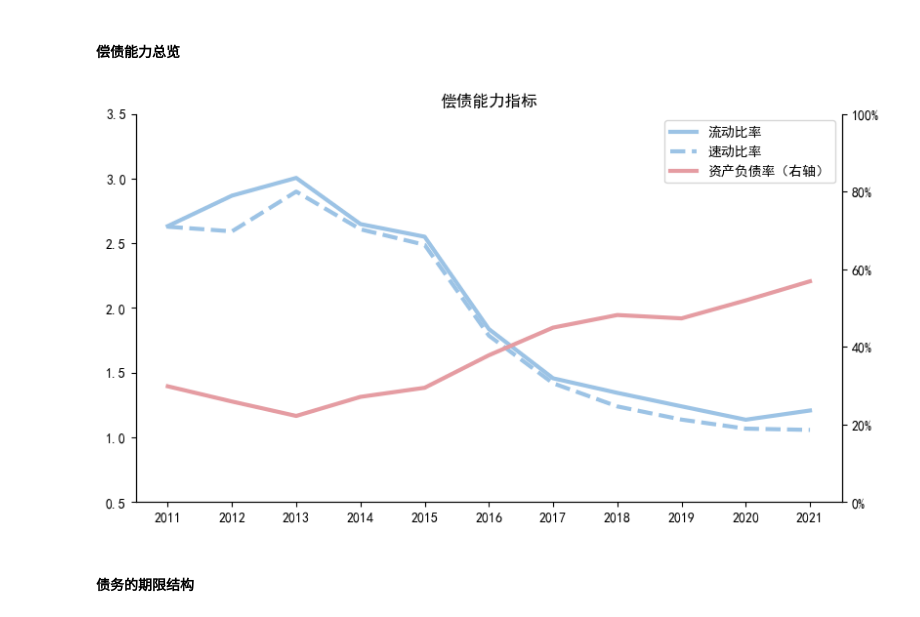
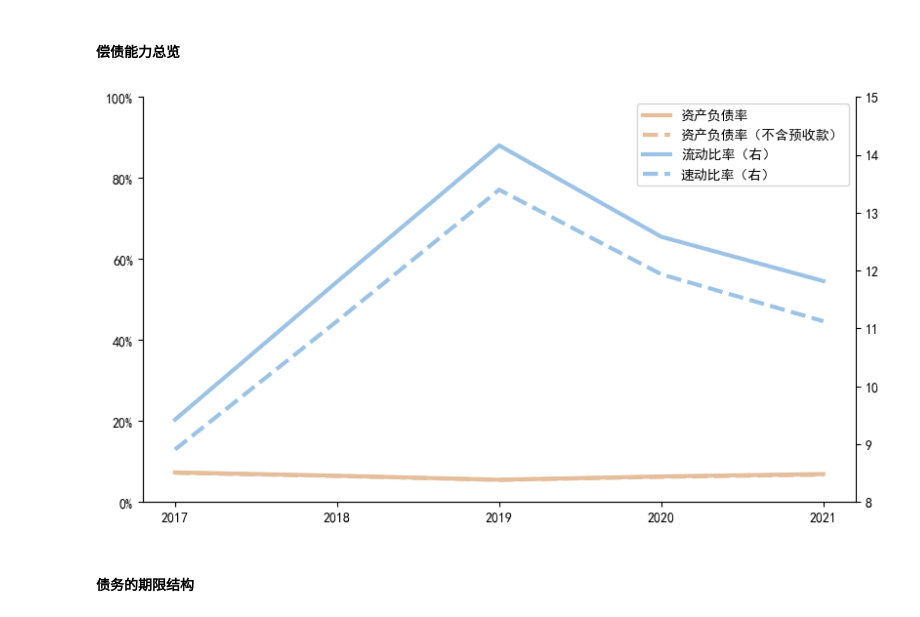
Before and after one commit to farcloudy/sheet, a Jupyter notebook: AutoGraphing.ipynb, the cells around one changed output. Saved outputs shown, nothing was run; the diff lists cells and outputs as text; code cells hidden in the pictures.

```diff
--- a/AutoGraphing.ipynb
+++ b/AutoGraphing.ipynb
@@ -208,34 +289,25 @@ fig.savefig(path_img + '/1-2')
 ### 3.2.    偿债能力
 # %% [markdown]
 #### 偿债能力总览
-# %%
-# 流&速动比率与资产负债率
-dataset, title = zoom(TheSheet.loc[:, ['流动资产合计', '流动负债合计', '存货净额', '负债合计', '资产总计']])
-
-fig, ax1 = plt.subplots(figsize=(8, 4.5), layout='constrained')
-ax2 = ax1.twinx()
-
-cr = dataset.loc[:, '流动资产合计'] / dataset.loc[:, '流动负债合计']
-qr = (dataset.loc[:, '流动资产合计'] - dataset.loc[:, '存货净额'])/ dataset.loc[:, '流动负债合计']
-lev = dataset.loc[:, '负债合计'] / dataset.loc[:, '资产总计'] * 100
-
-line11, = ax1.plot(x, cr, color=cm)
-line12, = ax1.plot(x, qr, color=cm, linestyle='--')
-line21, = ax2.plot(x, lev, color=cn2,)
-
-ax2.set_ylim(0, 100)
-fmt = '%.0f%%'
-yticks = mtick.FormatStrFormatter(fmt)
-ax2.yaxis.set_major_formatter(yticks)
-
-ax1.spines['top'].set_color('none')
-ax2.spines['top'].set_color('none')
-
-plt.title("偿债能力指标")
-plt.legend((line11, line12, line21), ('流动比率', '速动比率', '资产负债率（右轴）')) # Add a legend.
-
-fig.savefig(path_img + '/2-1')
-# %% [output]
-[figure, removed]
+# %%
+# 流&速动比率与资产负债率
+cr = TheSheet.loc[:, '流动资产合计'] / TheSheet.loc[:, '流动负债合计']
+qr = (TheSheet.loc[:, '流动资产合计'] - TheSheet.loc[:, '存货净额'])/ TheSheet.loc[:, '流动负债合计']
+lev = TheSheet.loc[:, '负债合计'] / TheSheet.loc[:, '资产总计']
+lev2 = (TheSheet.loc[:, '负债合计'] - TheSheet.loc[:, '预收款项'] - TheSheet.loc[:, '合同负债']) / TheSheet.loc[:, '资产总计']
+
+Ncolor = neighborcolor(cm, 2, '-')
+
+minor_list = [
+    Line(cr, cm, '流动比率（右）'),
+    Line(qr, cm, '速动比率（右）', ls='--')
+]
+major_list = [
+    Line(lev, Ncolor[1], '资产负债率'),
+    Line(lev2, Ncolor[1], '资产负债率（不含预收款）', ls='--'),
+]
+Graphing(major_list, '{:.0%}', xlist=x, hor=True, minor_list=minor_list, ma_ylim_l=0, ma_ylim_u=1, save=path_img+'/2-1')
+# %% [output]
+[figure, added]
 # %% [markdown]
 #### 债务的期限结构
```
Also changed, not shown: parts of 23 cells of this notebook.
